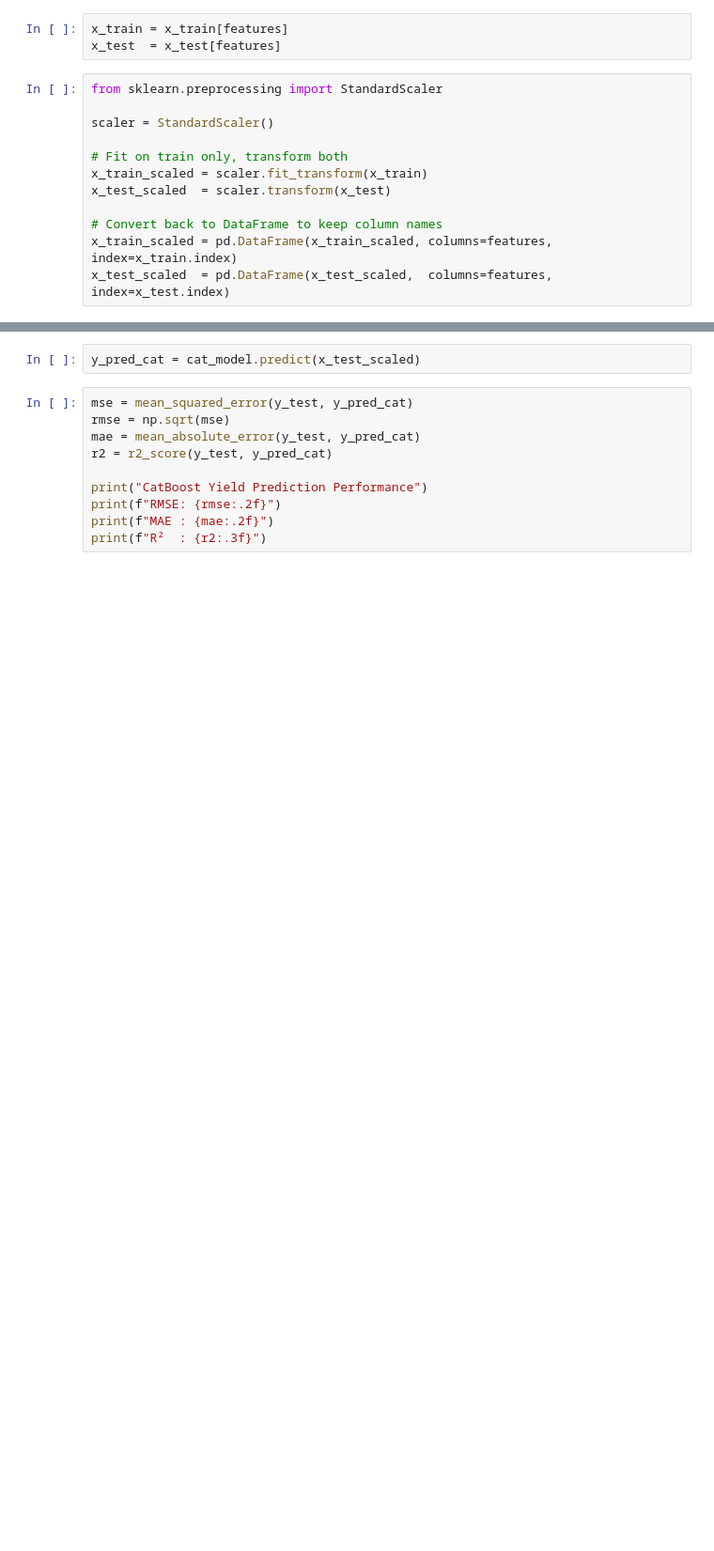
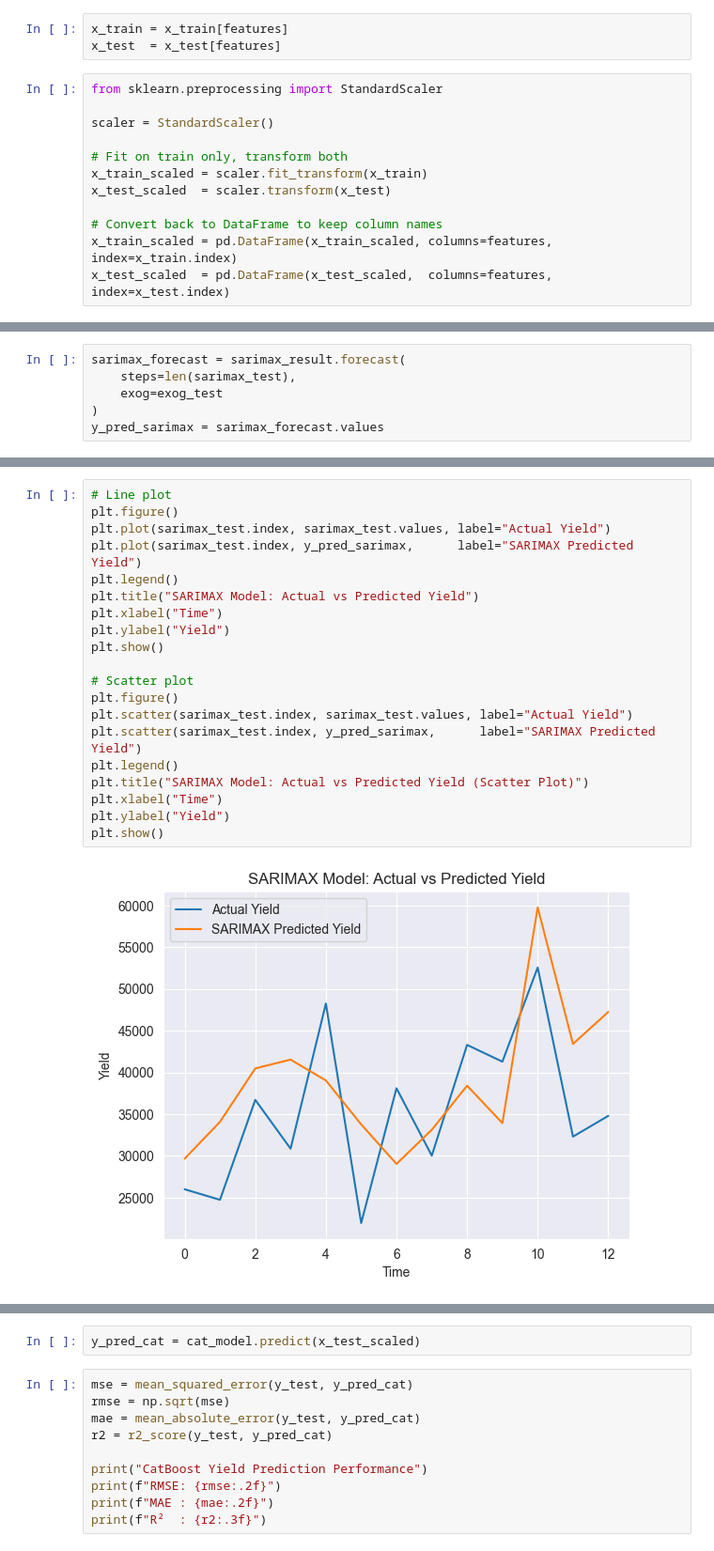
Before and after one commit to Akshatha7710/smart-tea-estate-management-system, a Jupyter notebook: Notebooks/productivityPredictionUsingSatelliteData_04.ipynb, the cells around one changed output, grey strips where cells are left out. Shown at 94% size. Saved outputs shown, nothing was run; the diff lists cells and outputs as text; blank space fills up the shorter version.

```diff
--- a/Notebooks/productivityPredictionUsingSatelliteData_04.ipynb
+++ b/Notebooks/productivityPredictionUsingSatelliteData_04.ipynb
@@ -263,0 +362,6 @@ x_test_scaled  = pd.DataFrame(x_test_scaled,  columns=features, index=x_test.ind
+# %%
+sarimax_forecast = sarimax_result.forecast(
+    steps=len(sarimax_test),
+    exog=exog_test
+)
+y_pred_sarimax = sarimax_forecast.values
@@ -263,0 +411,22 @@ x_test_scaled  = pd.DataFrame(x_test_scaled,  columns=features, index=x_test.ind
+# %%
+# Line plot
+plt.figure()
+plt.plot(sarimax_test.index, sarimax_test.values, label="Actual Yield")
+plt.plot(sarimax_test.index, y_pred_sarimax,      label="SARIMAX Predicted Yield")
+plt.legend()
+plt.title("SARIMAX Model: Actual vs Predicted Yield")
+plt.xlabel("Time")
+plt.ylabel("Yield")
+plt.show()
+
+# Scatter plot
+plt.figure()
+plt.scatter(sarimax_test.index, sarimax_test.values, label="Actual Yield")
+plt.scatter(sarimax_test.index, y_pred_sarimax,      label="SARIMAX Predicted Yield")
+plt.legend()
+plt.title("SARIMAX Model: Actual vs Predicted Yield (Scatter Plot)")
+plt.xlabel("Time")
+plt.ylabel("Yield")
+plt.show()
+# %% [output]
+[figure, added]
```
Also changed, not shown: parts of 13 cells of this notebook.
